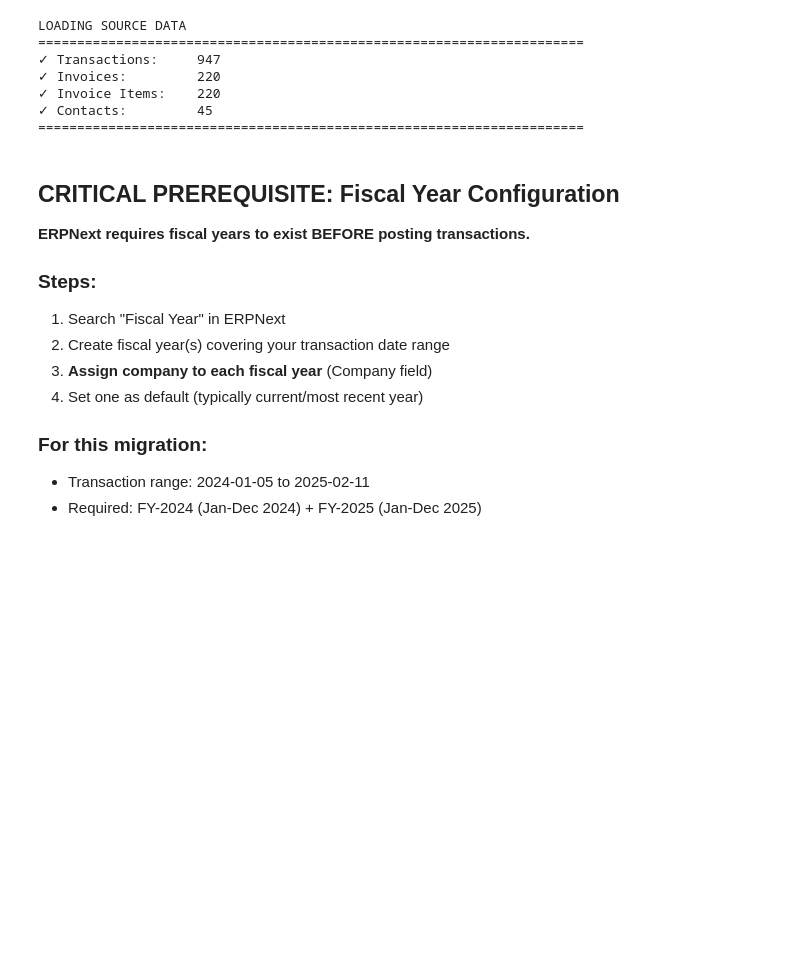
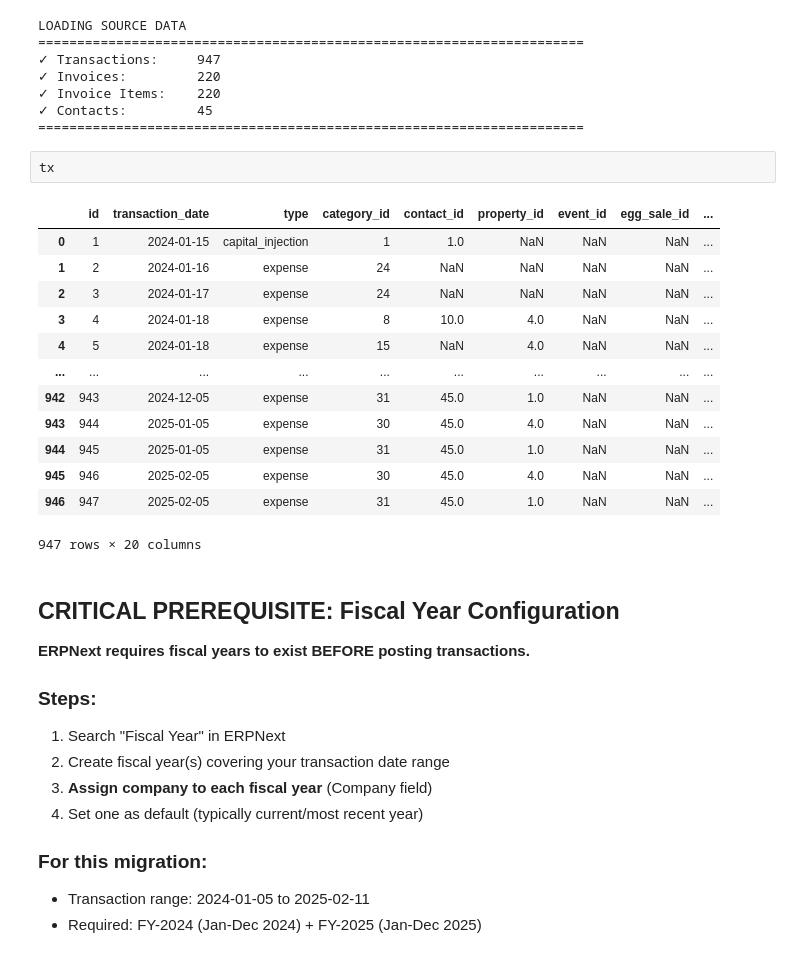
Before and after one commit to tbwaiyaki/erpnext-migration-toolkit, a Jupyter notebook: notebooks/wellness_centre_migration.ipynb, the cells around one changed output. Saved outputs shown, nothing was run; the diff lists cells and outputs as text; blank space fills up the shorter version.

```diff
--- a/notebooks/wellness_centre_migration.ipynb
+++ b/notebooks/wellness_centre_migration.ipynb
@@ -166,6 +218,22 @@ LOADING SOURCE DATA
 ✓ Invoice Items:    220
 ✓ Contacts:         45
 ======================================================================
+# %%
+tx
+# %% [output]
+|  | id | transaction_date | type | category_id | contact_id | property_id | event_id | egg_sale_id | ... |
+| 0 | 1 | 2024-01-15 | capital_injection | 1 | 1.0 | NaN | NaN | NaN | ... |
+| 1 | 2 | 2024-01-16 | expense | 24 | NaN | NaN | NaN | NaN | ... |
+| 2 | 3 | 2024-01-17 | expense | 24 | NaN | NaN | NaN | NaN | ... |
+| 3 | 4 | 2024-01-18 | expense | 8 | 10.0 | 4.0 | NaN | NaN | ... |
+| 4 | 5 | 2024-01-18 | expense | 15 | NaN | 4.0 | NaN | NaN | ... |
+| ... | ... | ... | ... | ... | ... | ... | ... | ... | ... |
+| 942 | 943 | 2024-12-05 | expense | 31 | 45.0 | 1.0 | NaN | NaN | ... |
+| 943 | 944 | 2025-01-05 | expense | 30 | 45.0 | 4.0 | NaN | NaN | ... |
+| 944 | 945 | 2025-01-05 | expense | 31 | 45.0 | 1.0 | NaN | NaN | ... |
+| 945 | 946 | 2025-02-05 | expense | 30 | 45.0 | 4.0 | NaN | NaN | ... |
+| 946 | 947 | 2025-02-05 | expense | 31 | 45.0 | 1.0 | NaN | NaN | ... |
+947 rows × 20 columns
 # %% [markdown]
 ## CRITICAL PREREQUISITE: Fiscal Year Configuration
 
```
Also changed, not shown: parts of 17 cells of this notebook, 2 other files.
